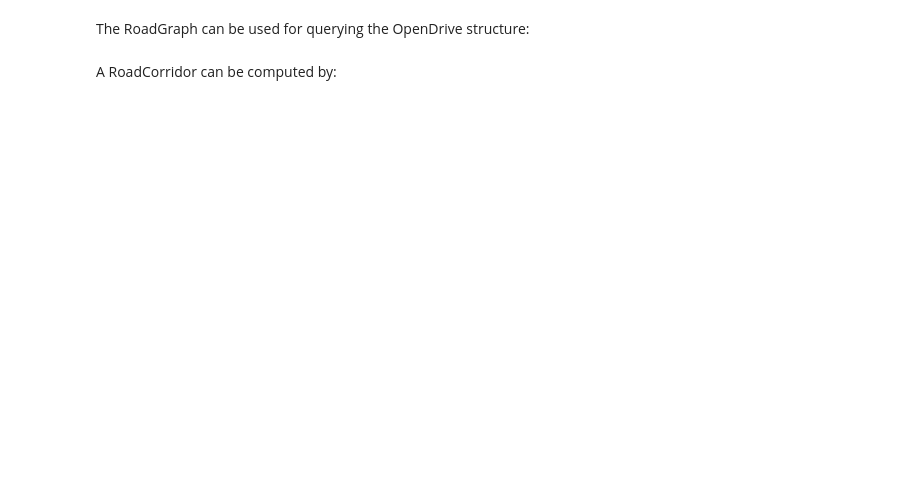
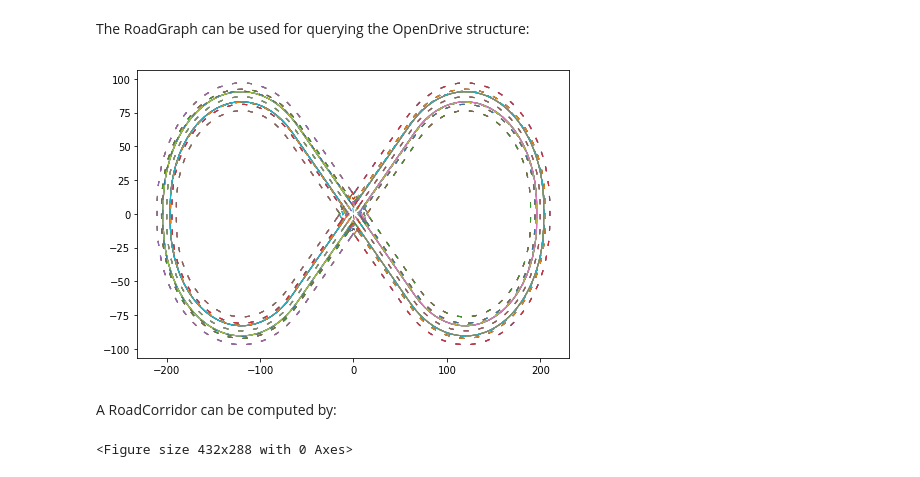
Before and after one commit to bark-simulator/bark, a Jupyter notebook: docs/tutorials/02_maps.ipynb, the cells around one changed output. Cells and saved outputs as stored; diff of their text form; code cells hidden in the pictures; blank space fills up the shorter version.

```diff
--- a/docs/tutorials/02_maps.ipynb
+++ b/docs/tutorials/02_maps.ipynb
@@ -130,26 +136,34 @@ viewer.clear()
 # %% [markdown]
 The RoadGraph can be used for querying the OpenDrive structure:
 # %%
+viewer = MPViewer(params=params,
+                  use_world_bounds=True)
 roadgraph = map_interface.GetRoadgraph()
 # output the graph in dot-file
 # roadgraph.PrintGraph(output_dir + "/" + map_name)
 lane_ids = roadgraph.GetAllLaneids()
 
 for lane_id in lane_ids:
-  lane_polygon = roadgraph.GetLanePolygonForLaneId(lane_id)
-  road_id = roadgraph.GetRoadForLaneId(lane_id)
-  road = map_interface.GetOpenDriveMap().GetRoad(road_id)
-  plan_view_reference = road.plan_view.GetReferenceLine()
-  viewer.drawXodrRoad(road)
+    lane_polygon = roadgraph.GetLanePolygonForLaneId(lane_id)
+    road_id = roadgraph.GetRoadForLaneId(lane_id)
+    road = map_interface.GetOpenDriveMap().GetRoad(road_id)
+    plan_view_reference = road.plan_view.GetReferenceLine()
+    viewer.drawXodrRoad(road)
 viewer.show()
 viewer.clear()
+# %% [output]
+[figure, added]
 # %% [markdown]
 A RoadCorridor can be computed by:
 # %%
 from bark.world.opendrive import *
-road_corridor = map_interface.GenerateRoadCorridor(self._road_ids, XodrDrivingDirection.forward)
-viewer.drawDrivingCorridor(road_corridor)
+viewer = MPViewer(params=params,
+                  use_world_bounds=True)
+# road_corridor = map_interface.GenerateRoadCorridor(self._road_ids, XodrDrivingDirection.forward)
+# viewer.drawDrivingCorridor(road_corridor)
 
 # map through LaneCorridors
 viewer.show()
 viewer.clear()
+# %% [output]
+<Figure size 432x288 with 0 Axes>
```
Also changed, not shown: parts of 3 cells of this notebook.
